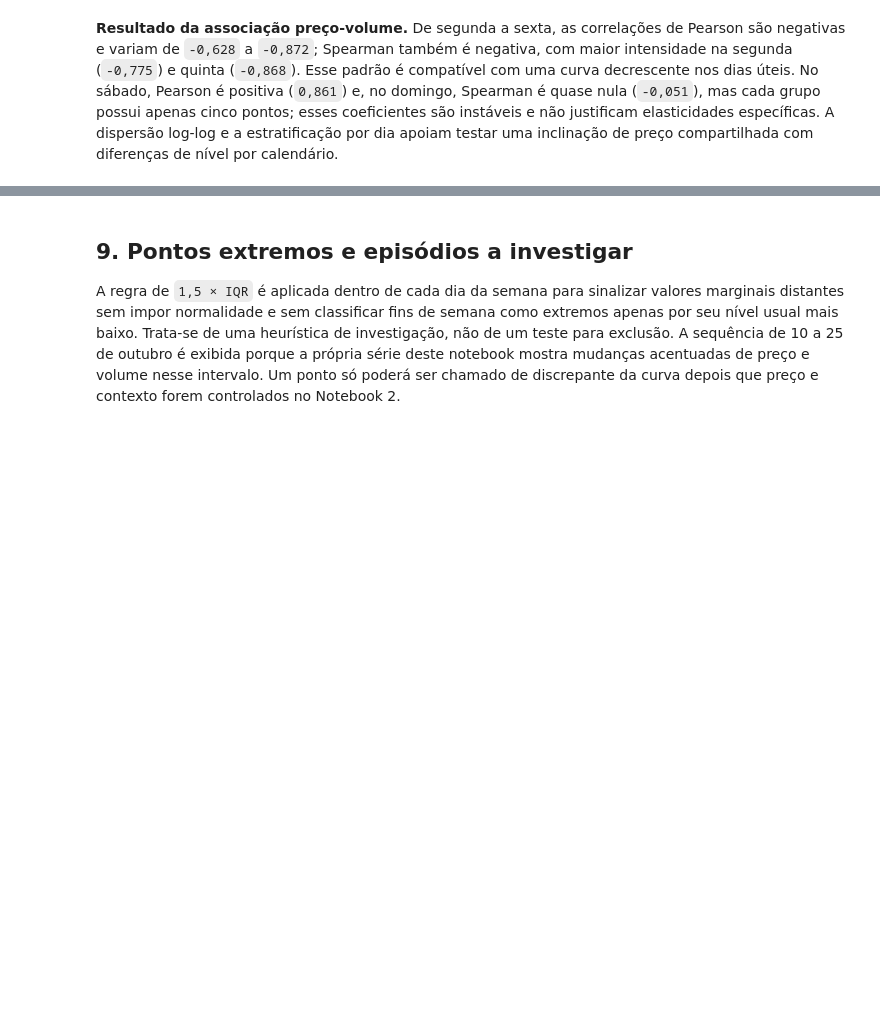
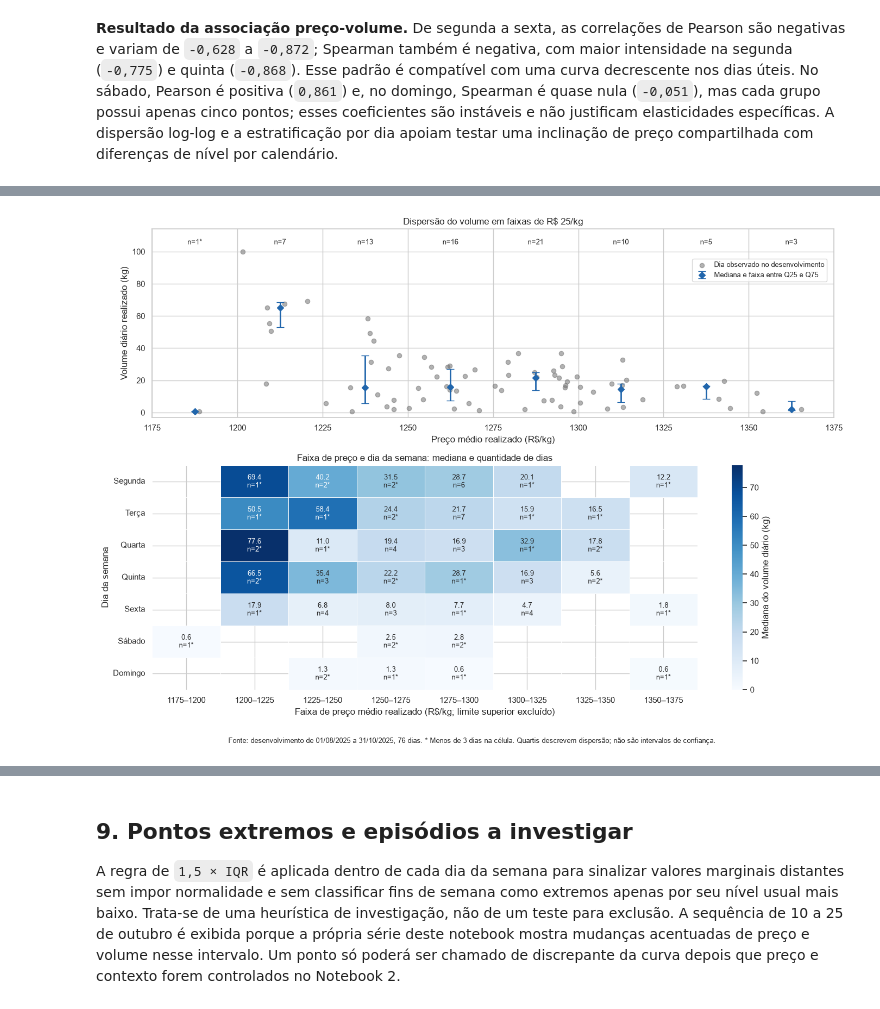
Before and after one commit to natfaria/202602-resolucao_problemas, a Jupyter notebook: notebooks/1.0-minerva-eda-preparacao.ipynb, the cells around one changed output, grey strips where cells are left out. Saved outputs shown, nothing was run; the diff lists cells and outputs as text; code cells hidden in the pictures; blank space fills up the shorter version.

```diff
--- a/notebooks/1.0-minerva-eda-preparacao.ipynb
+++ b/notebooks/1.0-minerva-eda-preparacao.ipynb
@@ -426,0 +500,57 @@ display(correlacoes_dia.round(3))
+# %%
+medianas_faixa_dia = (
+    resumo_faixas_dia.pivot(index='dia_semana', columns='faixa_preco', values='volume_mediano_kg')
+    .reindex(index=ORDEM_DIAS, columns=intervalos_preco)
+)
+contagens_faixa_dia = (
+    resumo_faixas_dia.pivot(index='dia_semana', columns='faixa_preco', values='dias')
+    .reindex(index=ORDEM_DIAS, columns=intervalos_preco)
+    .fillna(0)
+    .astype(int)
+)
+anotacoes_faixa_dia = np.full(medianas_faixa_dia.shape, '', dtype=object)
+for linha in range(len(ORDEM_DIAS)):
+    for coluna in range(len(intervalos_preco)):
+        n_dias = contagens_faixa_dia.iloc[linha, coluna]
+        if n_dias:
+            marca = '*' if n_dias < MIN_DIAS_FAIXA else ''
+            mediana = medianas_faixa_dia.iloc[linha, coluna]
+            anotacoes_faixa_dia[linha, coluna] = f'{mediana:.1f}\nn={n_dias}{marca}'
+
+fig, eixos = plt.subplots(2, 1, figsize=(14, 10), gridspec_kw={'height_ratios': [1.05, 1.25]})
+ax = eixos[0]
+ax.scatter(bins_preco['preco_kg'], bins_preco['volume_kg'], s=35, color='#737373', alpha=0.55,
+           label='Dia observado no desenvolvimento', zorder=2)
+mediana = resumo_faixas['volume_mediano_kg'].to_numpy()
+quartil_inferior = resumo_faixas['q25_volume_kg'].to_numpy()
+quartil_superior = resumo_faixas['q75_volume_kg'].to_numpy()
+ax.errorbar(centros_faixas, mediana, yerr=[mediana - quartil_inferior, quartil_superior - mediana],
+            fmt='D', color='#2166ac', ecolor='#2166ac', capsize=5, markersize=6,
+            linewidth=2, label='Mediana e faixa entre Q25 e Q75', zorder=4)
+for borda in limites_faixas:
+    ax.axvline(borda, color='#d9d9d9', linewidth=0.8, zorder=0)
+for centro, n_dias in zip(centros_faixas, resumo_faixas['dias']):
+    marca = '*' if n_dias < MIN_DIAS_FAIXA else ''
+    ax.text(centro, 1.045 * treino['volume_kg'].max(), f'n={n_dias}{marca}', ha='center', fontsize=9)
+ax.set(xlabel='Preço médio realizado (R$/kg)', ylabel='Volume diário realizado (kg)',
+       title='Dispersão do volume em faixas de R$ 25/kg',
+       xlim=(limites_faixas[0], limites_faixas[-1]), ylim=(-3, treino['volume_kg'].max() * 1.14))
+ax.set_xticks(limites_faixas)
+ax.legend(loc='upper right', bbox_to_anchor=(0.995, 0.86), fontsize=9)
+
+sns.heatmap(medianas_faixa_dia, mask=contagens_faixa_dia.eq(0), annot=anotacoes_faixa_dia,
+            fmt='', cmap='Blues', vmin=0, linewidths=0.7, linecolor='white',
+            cbar_kws={'label': 'Mediana do volume diário (kg)'}, ax=eixos[1],
+            annot_kws={'fontsize': 9})
+eixos[1].set(title='Faixa de preço e dia da semana: mediana e quantidade de dias',
+             xlabel='Faixa de preço médio realizado (R$/kg; limite superior excluído)', ylabel='Dia da semana')
+eixos[1].set_xticklabels(rotulos_faixas, rotation=0)
+eixos[1].set_yticklabels(ORDEM_DIAS, rotation=0)
+fig.text(0.5, 0.015,
+         'Fonte: desenvolvimento de 01/08/2025 a 31/10/2025, 76 dias. * Menos de 3 dias na célula. '
+         'Quartis descrevem dispersão; não são intervalos de confiança.', ha='center', fontsize=9)
+fig.tight_layout(rect=[0, 0.045, 1, 1])
+fig.savefig(FIGURES_DIR / '01_preco_volume_faixas.png', dpi=160, bbox_inches='tight')
+plt.show()
+# %% [output]
+[figure, added]
```
Also changed, not shown: parts of 4 cells of this notebook.
